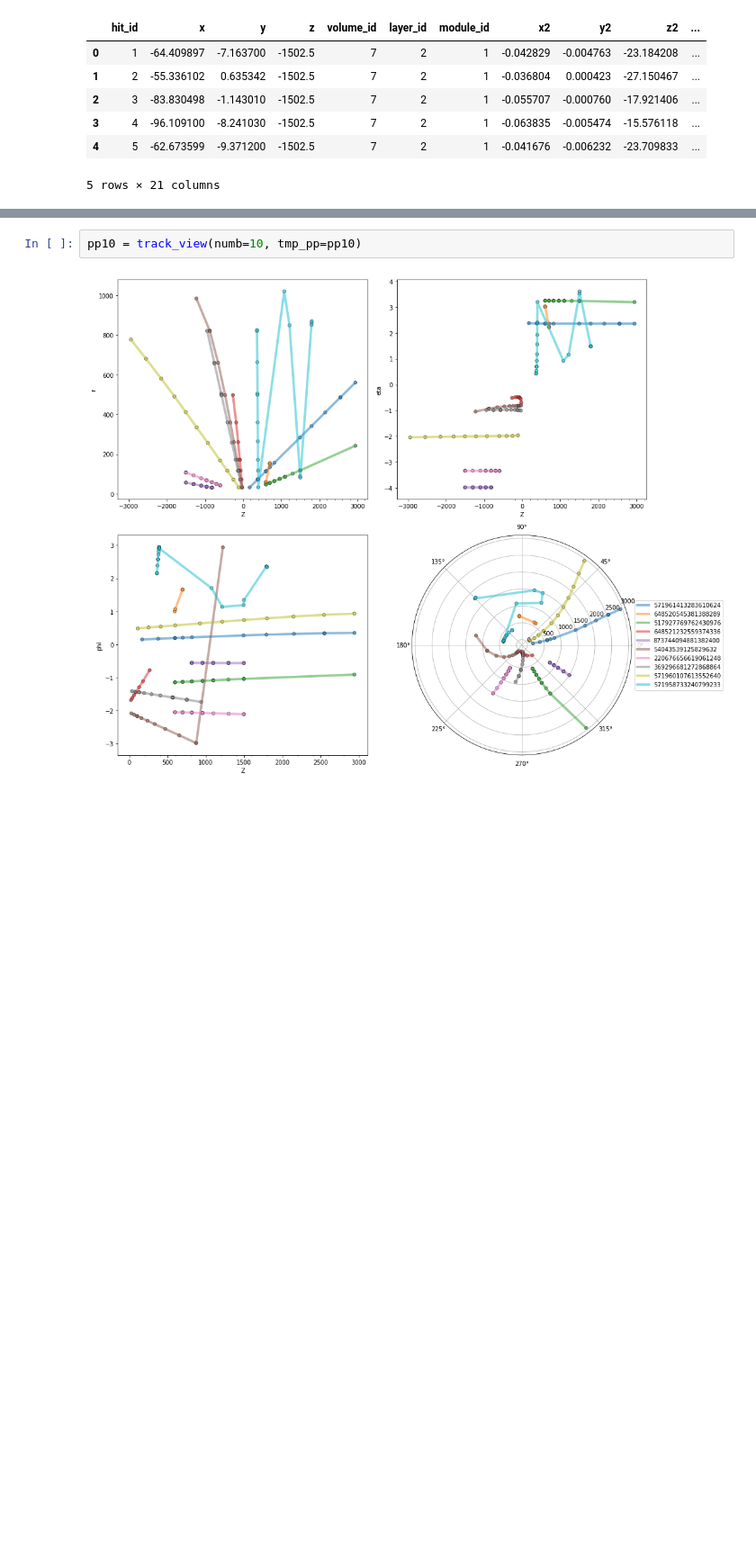
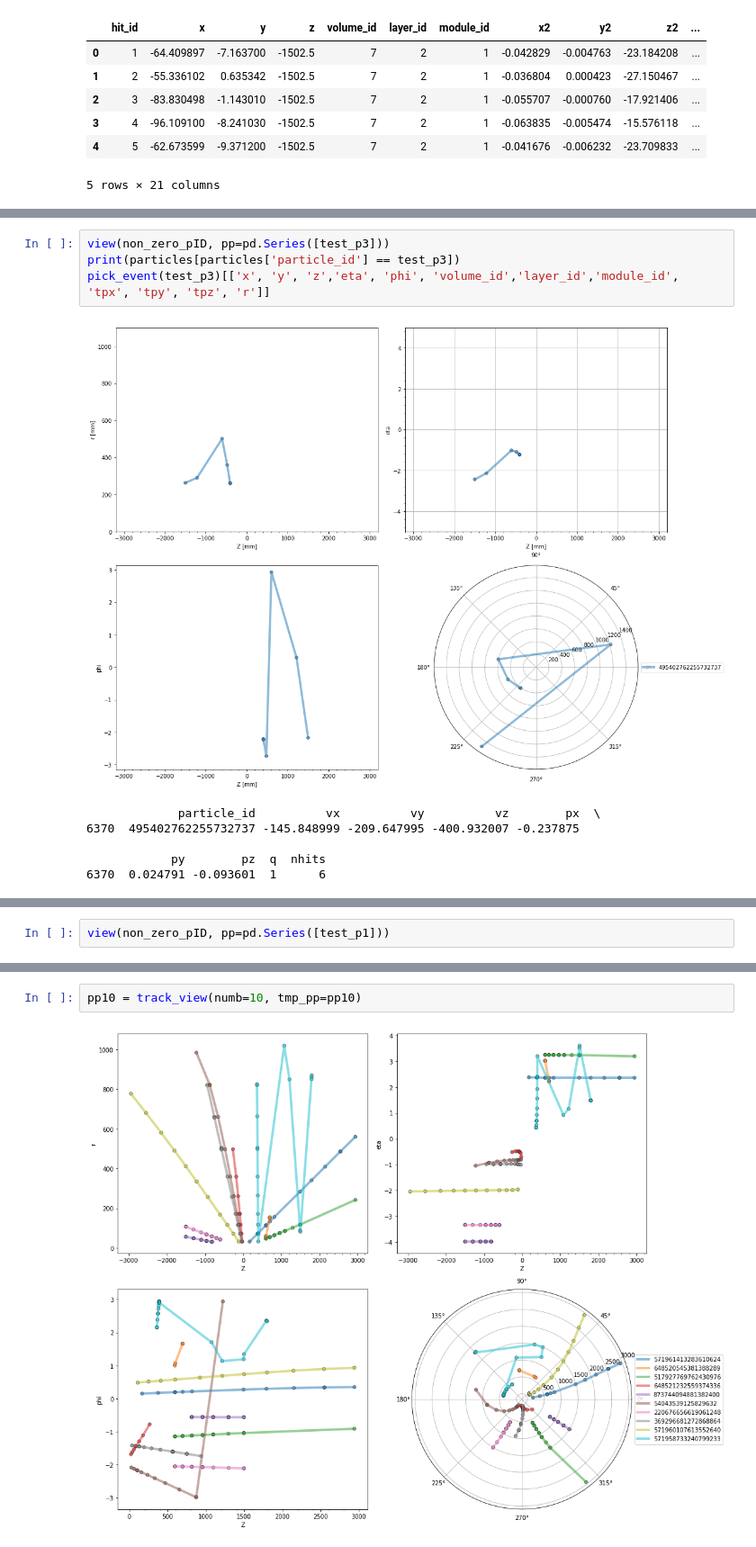
Before and after one commit to xju2/trackingML, a Jupyter notebook: simplePytorch.ipynb, the cells around one changed output, grey strips where cells are left out. Shown at 90% size. Saved outputs shown, nothing was run; the diff lists cells and outputs as text; blank space fills up the shorter version.

```diff
--- a/simplePytorch.ipynb
+++ b/simplePytorch.ipynb
@@ -159,0 +266,11 @@ def track_view(numb=10, tmp_pp=None):
+# %%
+view(non_zero_pID, pp=pd.Series([test_p3]))
+print(particles[particles['particle_id'] == test_p3])
+pick_event(test_p3)[['x', 'y', 'z','eta', 'phi', 'volume_id','layer_id','module_id', 'tpx', 'tpy', 'tpz', 'r']]
+# %% [output]
+[figure, added]
+             particle_id          vx          vy          vz        px  \
+6370  495402762255732737 -145.848999 -209.647995 -400.932007 -0.237875
+
+            py        pz  q  nhits
+6370  0.024791 -0.093601  1      6
@@ -159,0 +284,2 @@ def track_view(numb=10, tmp_pp=None):
+# %%
+view(non_zero_pID, pp=pd.Series([test_p1]))
```
Also changed, not shown: parts of 26 cells of this notebook.
